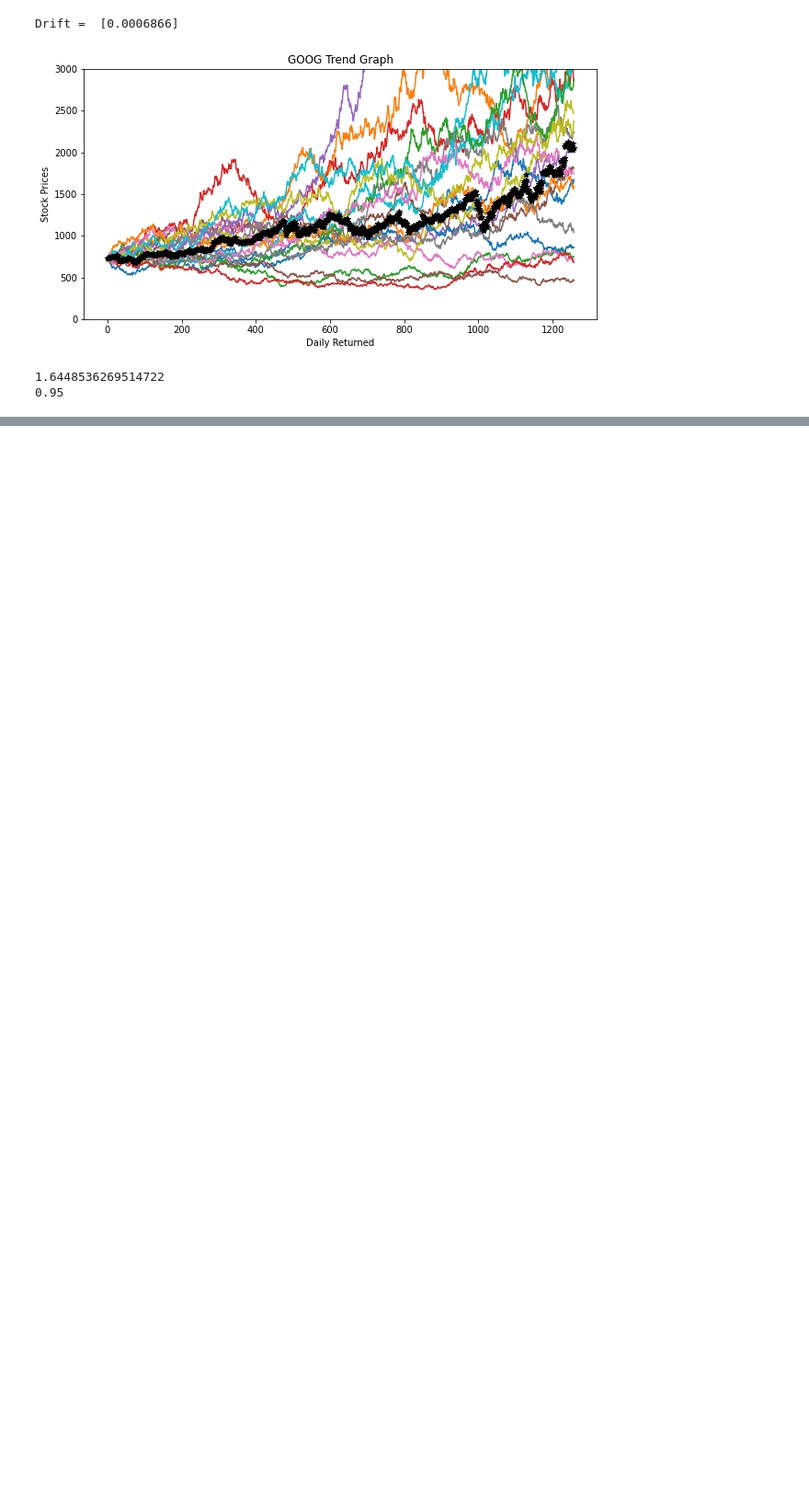
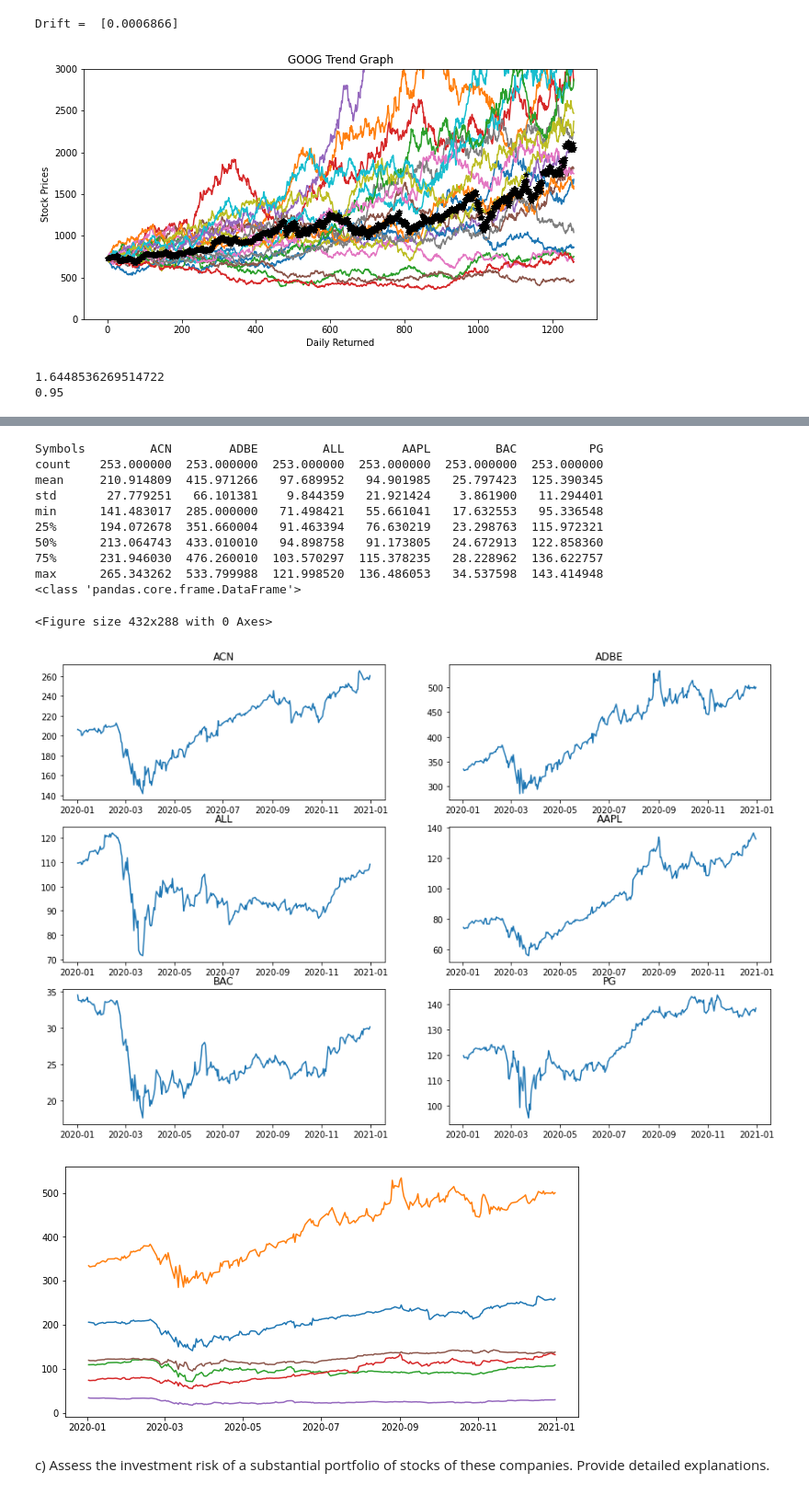
Before and after one commit to twyunting/CSC-632_Intro-to-Simulation-and-Modeling, a Jupyter notebook: homeworks/hw3/CSC-632 HW3_Yunting Chiu.ipynb, the cells around one changed output, grey strips where cells are left out. Shown: that part at 92% size. Drawn from its saved outputs; the diff is of its cells as text; code cells hidden in the pictures; blank space fills up the shorter version.

```diff
--- a/homeworks/hw3/CSC-632 HW3_Yunting Chiu.ipynb
+++ b/homeworks/hw3/CSC-632 HW3_Yunting Chiu.ipynb
@@ -199,0 +202,52 @@ c) Assess the investment risk of a substantial portfolio of stocks of these comp
+# %%
+import datetime as dt # manipulating dates and times
+import numpy as np
+import pandas_datareader.data as wb # extract data from various Internet sources into a pandas DataFrame
+import matplotlib.pyplot as plt
+from scipy.stats import norm
+
+StockList = ["ACN", "ADBE", "ALL", "AAPL", "BAC", "PG"]
+StartDay = dt.datetime(2020, 1, 1)
+EndDay = dt.datetime(2020, 12, 31)
+
+StockData =  wb.DataReader(StockList, "yahoo", StartDay, EndDay) # from Yahoo data and select StartDay to EndDay observations
+StockClose = StockData["Adj Close"] # Adjusted Closing Price (variable) from yahoo
+print(StockClose.describe())
+# print(type(StockClose))
+
+# plot
+plt.tight_layout()
+fig, axs = plt.subplots(3, 2, figsize=(15, 10))
+axs[0, 0].plot(StockClose['ACN'])
+axs[0, 0].set_title('ACN')
+axs[0, 1].plot(StockClose['ADBE'])
+axs[0, 1].set_title('ADBE')
+axs[1, 0].plot(StockClose['ALL'])
+axs[1, 0].set_title('ALL')
+axs[1, 1].plot(StockClose['AAPL'])
+axs[1, 1].set_title('AAPL')
+axs[2, 0].plot(StockClose['BAC'])
+axs[2, 0].set_title('BAC')
+axs[2, 1].plot(StockClose['PG'])
+axs[2, 1].set_title('PG')
+
+plt.figure(figsize=(10,5))
+plt.plot(StockClose)
+plt.show()
+# %% [output]
+Symbols         ACN        ADBE         ALL        AAPL         BAC          PG
+count    253.000000  253.000000  253.000000  253.000000  253.000000  253.000000
+mean     210.914809  415.971266   97.689952   94.901985   25.797423  125.390345
+std       27.779251   66.101381    9.844359   21.921424    3.861900   11.294401
+min      141.483017  285.000000   71.498421   55.661041   17.632553   95.336548
+25%      194.072678  351.660004   91.463394   76.630219   23.298763  115.972321
+50%      213.064743  433.010010   94.898758   91.173805   24.672913  122.858360
+75%      231.946030  476.260010  103.570297  115.378235   28.228962  136.622757
+max      265.343262  533.799988  121.998520  136.486053   34.537598  143.414948
+<class 'pandas.core.frame.DataFrame'>
+<Figure size 432x288 with 0 Axes>
+[figure, added]
+[figure, added]
+# %% [markdown]
+
+c) Assess the investment risk of a substantial portfolio of stocks of these companies. Provide detailed explanations.
```
Also changed, not shown: parts of 5 cells of this notebook.
